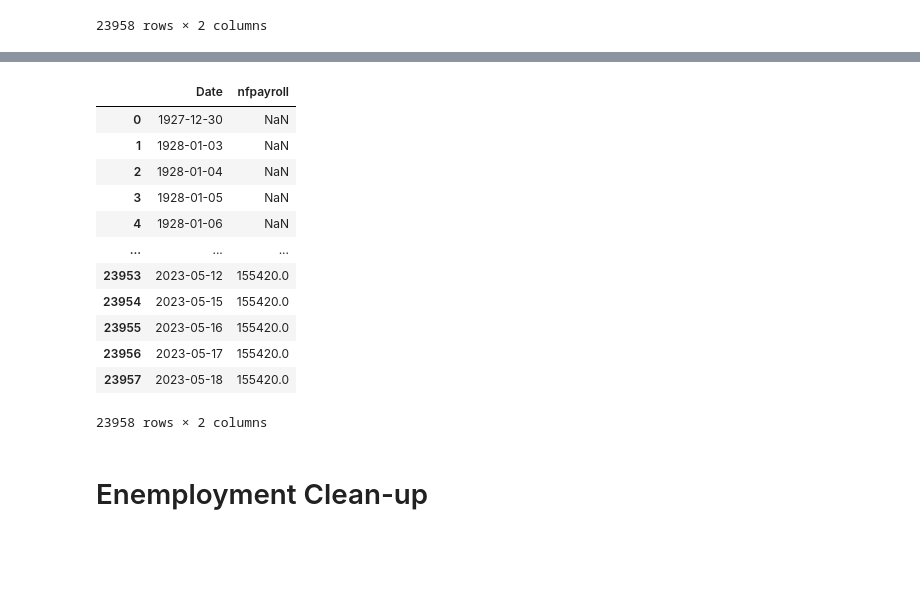
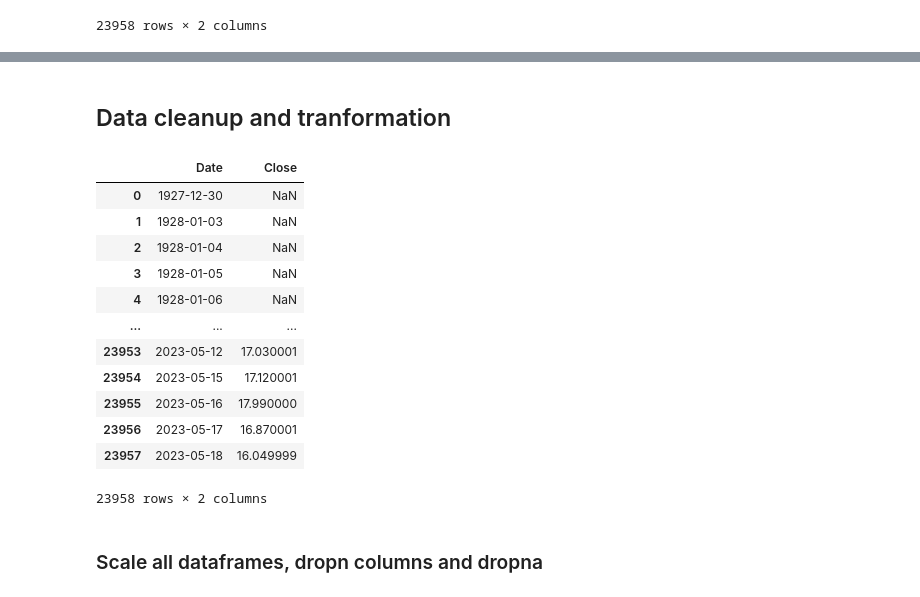
Before and after one commit to AjayNSS/SP500, a Jupyter notebook: notebook/sp500_eda.ipynb, the cells around one changed output, grey strips where cells are left out. Saved outputs shown, nothing was run; the diff lists cells and outputs as text; code cells hidden in the pictures; blank space fills up the shorter version.

```diff
--- a/notebook/sp500_eda.ipynb
+++ b/notebook/sp500_eda.ipynb
@@ -6,7 +14,11 @@ from datetime import datetime, timedelta
 # %%
-sp_all = pd.read_csv('../data/temp/sp500/sp500.csv', low_memory=False,parse_dates=['Date'])
-cpi = pd.read_csv("../data/temp/cpi/cpi_alpha-1.csv")
-inflation = pd.read_csv("../data/temp/inflation/InflationRates.csv")
-intRate = pd.read_csv("../data/int_rates_cleaned_final.csv")
-nfpayroll = pd.read_csv("../data/nfpayroll_cleaned-final.csv")
-unemployment = pd.read_csv("../data/temp/unemployment/unemployment_bls.csv")
+spall = pd.read_csv('../data/sp500_cleaned-final.csv', low_memory=False,parse_dates=['Date'])
+sp=spall
+
+
+cpi = pd.read_csv("../data/cpi_alpha_cleaned-final.csv",parse_dates=['Date'])
+inflation = pd.read_csv("../data/inflation_cleaned-final.csv", parse_dates=['Date'])
+intRate = pd.read_csv("../data/int_rates_cleaned_final.csv", parse_dates=['Date'])
+nfpayroll = pd.read_csv("../data/nfpayroll_cleaned-final.csv", parse_dates=['Date'])
+unemployment = pd.read_csv("../data/unemployment-cleaned-final.csv", parse_dates=['Date'])
+vix = pd.read_csv("../data/vix_cleaned_final.csv", parse_dates=['Date'])
@@ -690,19 +40,0 @@ spn.to_csv('../data/temp/nfpayroll/nfpayroll_cleaned-final.csv', index=False)
-# %%
-nfp = pd.read_csv("../data/temp/nfpayroll/nfpayroll_cleaned-final.csv")
-nfp
-# %% [output]
-|  | Date | nfpayroll |
-| 0 | 1927-12-30 | NaN |
-| 1 | 1928-01-03 | NaN |
-| 2 | 1928-01-04 | NaN |
-| 3 | 1928-01-05 | NaN |
-| 4 | 1928-01-06 | NaN |
-| ... | ... | ... |
-| 23953 | 2023-05-12 | 155420.0 |
-| 23954 | 2023-05-15 | 155420.0 |
-| 23955 | 2023-05-16 | 155420.0 |
-| 23956 | 2023-05-17 | 155420.0 |
-| 23957 | 2023-05-18 | 155420.0 |
-23958 rows × 2 columns
-# %% [markdown]
-# Enemployment Clean-up
@@ -708,0 +44,20 @@ nfp
+# %% [markdown]
+## Data cleanup and tranformation
+# %%
+vix
+# %% [output]
+|  | Date | Close |
+| 0 | 1927-12-30 | NaN |
+| 1 | 1928-01-03 | NaN |
+| 2 | 1928-01-04 | NaN |
+| 3 | 1928-01-05 | NaN |
+| 4 | 1928-01-06 | NaN |
+| ... | ... | ... |
+| 23953 | 2023-05-12 | 17.030001 |
+| 23954 | 2023-05-15 | 17.120001 |
+| 23955 | 2023-05-16 | 17.990000 |
+| 23956 | 2023-05-17 | 16.870001 |
+| 23957 | 2023-05-18 | 16.049999 |
+23958 rows × 2 columns
+# %% [markdown]
+### Scale all dataframes, dropn columns and dropna
```
Also changed, not shown: parts of 71 cells of this notebook.
